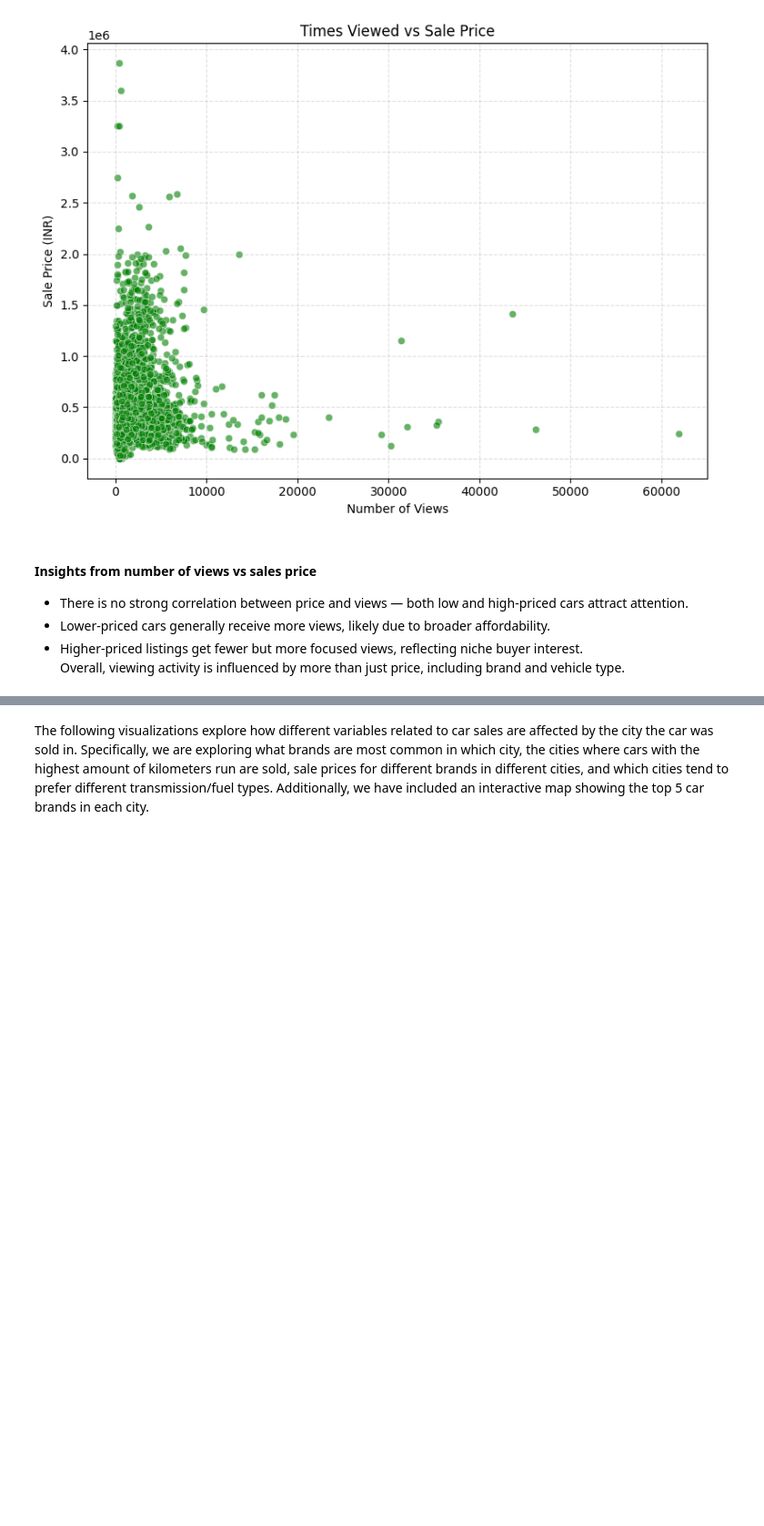
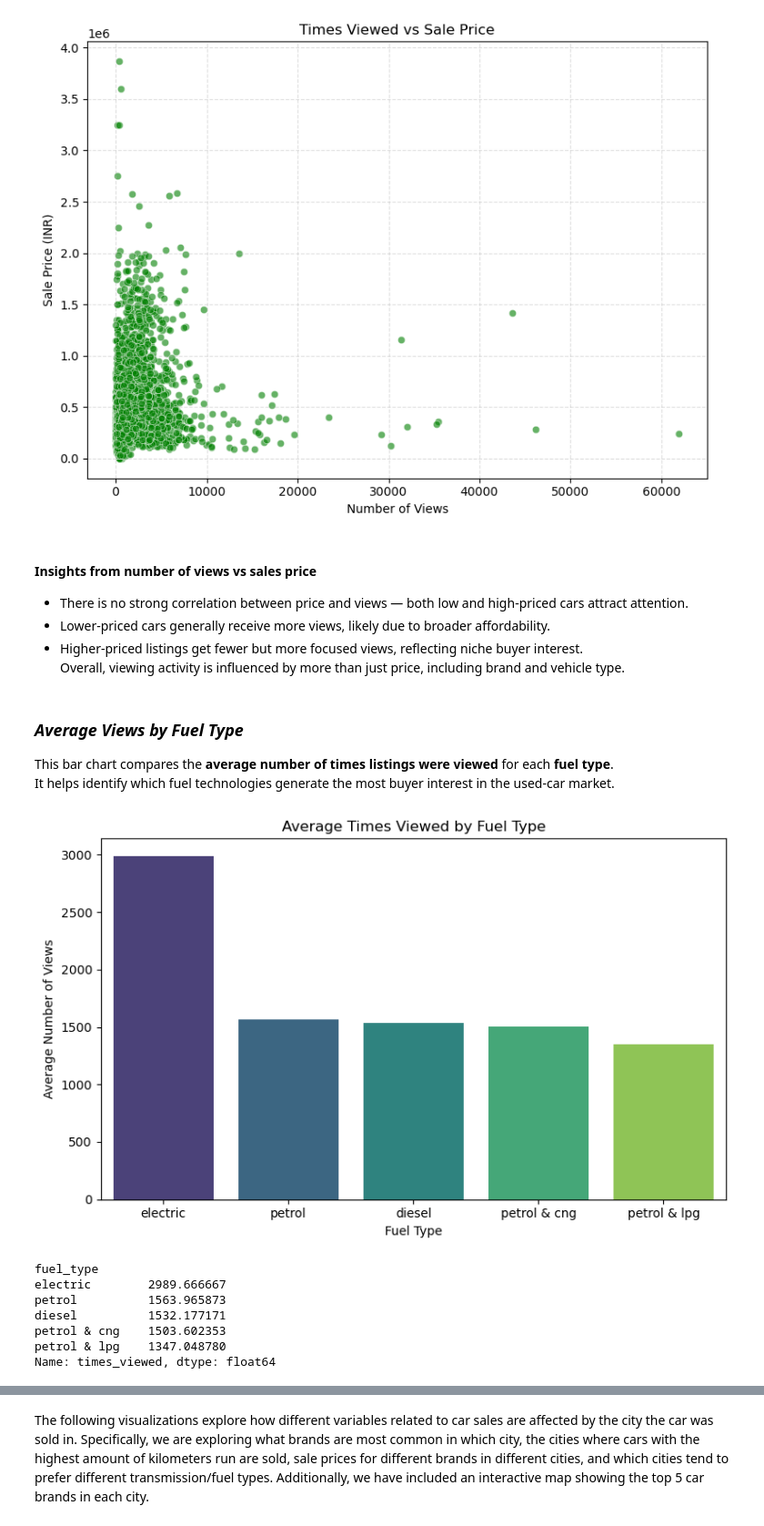
Before and after one commit to aarschne/UN5550finalproject, a Jupyter notebook: data_cleaning_visualization.ipynb, the cells around one changed output, grey strips where cells are left out. Shown at 91% size. Cells and saved outputs as stored; diff of their text form; code cells hidden in the pictures; blank space fills up the shorter version.

Commit message:
Update data_cleaning_visualization.ipynb
added the rest of visualizations and insights

```diff
--- a/data_cleaning_visualization.ipynb
+++ b/data_cleaning_visualization.ipynb
@@ -369,5 +369,43 @@ plt.show()
 - Lower-priced cars generally receive more views, likely due to broader affordability.
 - Higher-priced listings get fewer but more focused views, reflecting niche buyer interest.
 Overall, viewing activity is influenced by more than just price, including brand and vehicle type.
+# %% [markdown]
+### *Average Views by Fuel Type*
+
+This bar chart compares the **average number of times listings were viewed** for each **fuel type**.
+It helps identify which fuel technologies generate the most buyer interest in the used-car market.
 # %%
-#Suha's To Do: Study which fuel type attracts people more by plotting average times viewed versus fuel type.
+# Ensure numeric conversion
+cars['times_viewed'] = pd.to_numeric(cars['times_viewed'], errors='coerce')
+
+# Group by fuel type and calculate average views
+avg_views_by_fuel = (
+    cars.groupby('fuel_type')['times_viewed']
+    .mean()
+    .sort_values(ascending=False)
+)
+
+# Plot
+plt.figure(figsize=(8, 5))
+sns.barplot(
+    x=avg_views_by_fuel.index,
+    y=avg_views_by_fuel.values,
+    hue=avg_views_by_fuel.index,   # assign hue to x variable
+    palette='viridis',
+    legend=False                   # remove unnecessary legend
+)
+plt.title('Average Times Viewed by Fuel Type')
+plt.xlabel('Fuel Type')
+plt.ylabel('Average Number of Views')
+plt.tight_layout()
+plt.show()
+avg_views_by_fuel
+# %% [output]
+[figure, added]
+fuel_type
+electric        2989.666667
+petrol          1563.965873
+diesel          1532.177171
+petrol & cng    1503.602353
+petrol & lpg    1347.048780
+Name: times_viewed, dtype: float64
```
Also changed, not shown: parts of 11 cells of this notebook.
